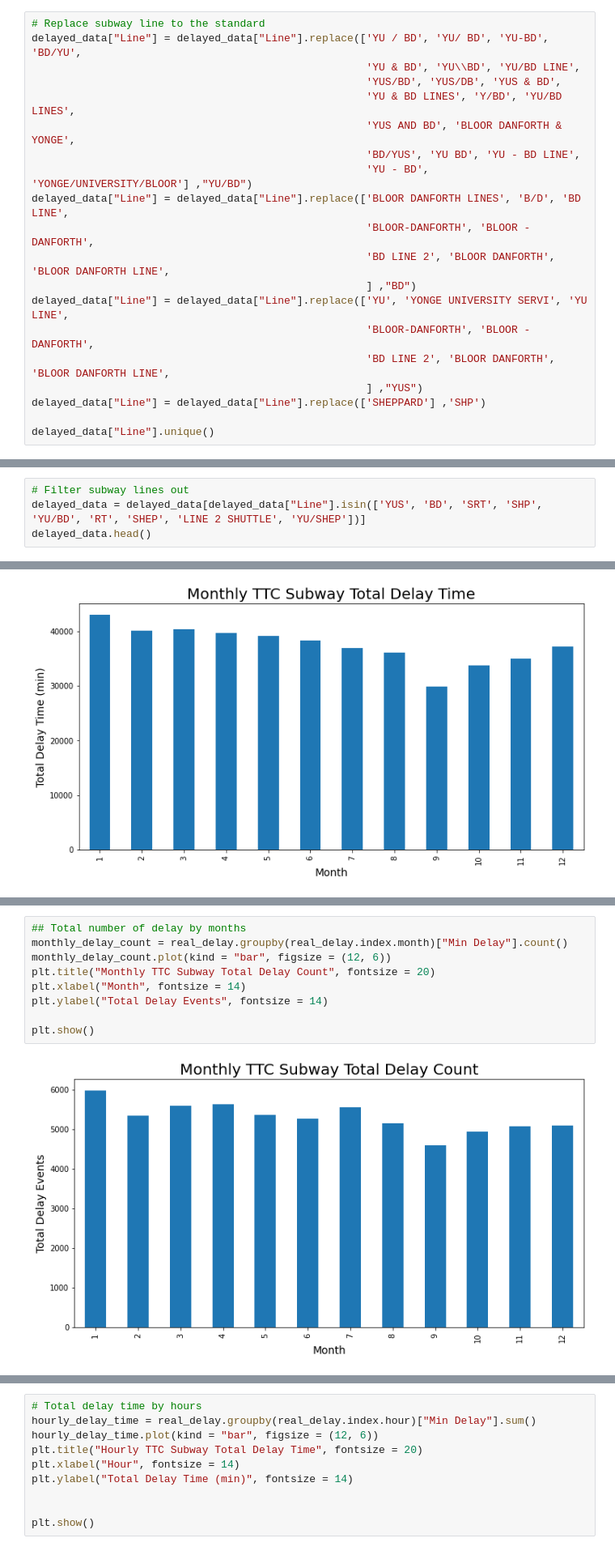
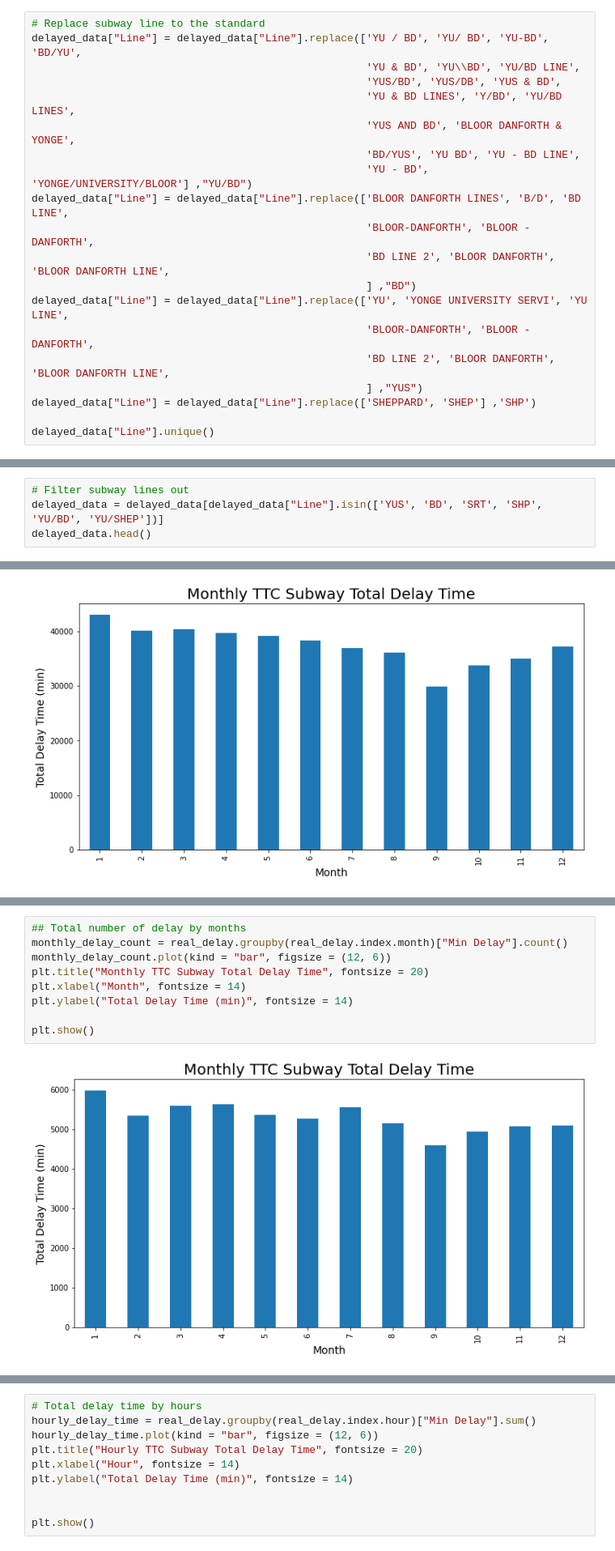
Before and after one commit to YuqiHu/TTC_Subway_Delay_Analysis, a Jupyter notebook: TTC_delay_data.ipynb, the cells around one changed output, grey strips where cells are left out. Shown: that part at 81% size. Saved outputs shown, nothing was run; the diff lists cells and outputs as text.

```diff
--- a/TTC_delay_data.ipynb
+++ b/TTC_delay_data.ipynb
@@ -227,7 +227,7 @@ delayed_data["Line"] = delayed_data["Line"].replace(['YU', 'YONGE UNIVERSITY SER
                                                      'BLOOR-DANFORTH', 'BLOOR - DANFORTH',
                                                      'BD LINE 2', 'BLOOR DANFORTH', 'BLOOR DANFORTH LINE',
                                                      ] ,"YUS")
-delayed_data["Line"] = delayed_data["Line"].replace(['SHEPPARD'] ,'SHP')
+delayed_data["Line"] = delayed_data["Line"].replace(['SHEPPARD', 'SHEP'] ,'SHP')
 
 delayed_data["Line"].unique()
 # %% [output]
@@ -246,7 +246,7 @@ array(['YUS', 'BD', 'SRT', 'SHP', 'YU/BD', nan, '999', '16 MCCOWAN',
        '129 MCCOWAN NORTH', '85 SHEPPARD EAST'], dtype=object)
 # %%
 # Filter subway lines out
-delayed_data = delayed_data[delayed_data["Line"].isin(['YUS', 'BD', 'SRT', 'SHP', 'YU/BD', 'RT', 'SHEP', 'LINE 2 SHUTTLE', 'YU/SHEP'])]
+delayed_data = delayed_data[delayed_data["Line"].isin(['YUS', 'BD', 'SRT', 'SHP', 'YU/BD', 'YU/SHEP'])]
 delayed_data.head()
 # %% [output]
 |  | Day | Station | Code | Min Delay | Min Gap | Bound | Line | Vehicle | Code description | ... |
@@ -410,11 +655,11 @@ plt.show()
 # %%
 ## Total number of delay by months
 monthly_delay_count = real_delay.groupby(real_delay.index.month)["Min Delay"].count()
 monthly_delay_count.plot(kind = "bar", figsize = (12, 6))
-plt.title("Monthly TTC Subway Total Delay Count", fontsize = 20)
+plt.title("Monthly TTC Subway Total Delay Time", fontsize = 20)
 plt.xlabel("Month", fontsize = 14)
-plt.ylabel("Total Delay Events", fontsize = 14)
+plt.ylabel("Total Delay Time (min)", fontsize = 14)
 
 plt.show()
 # %% [output]
-[figure, old version]
+[figure, new version]
```
Also changed, not shown: parts of 34 cells of this notebook.
